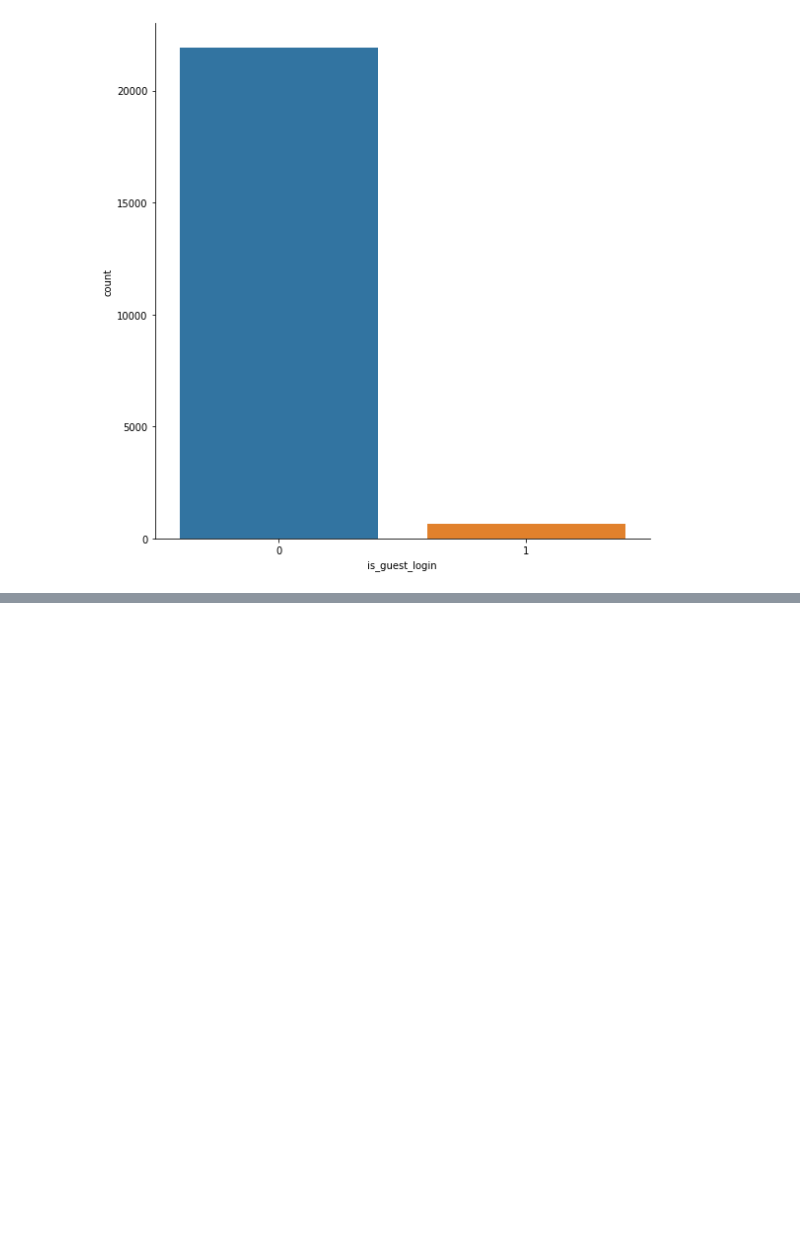
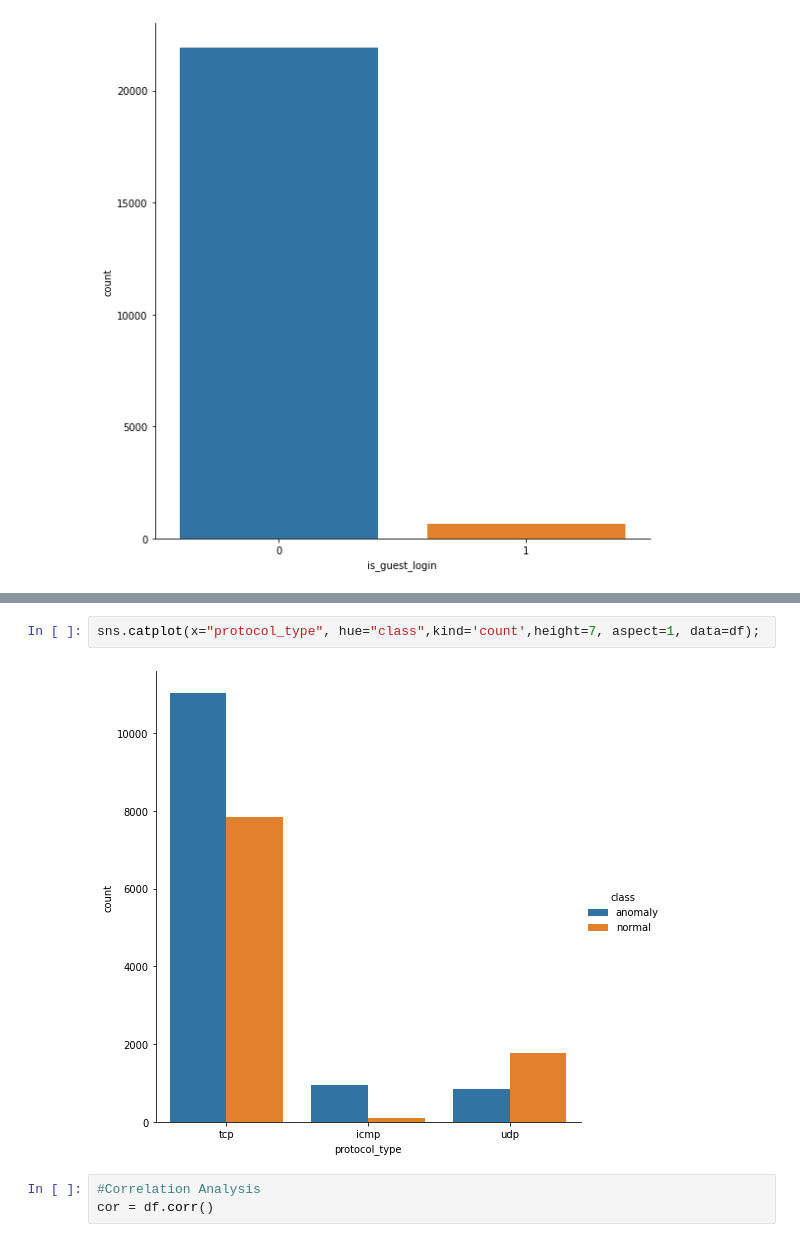
Before and after one commit to rakeshvitta/rakeshvitta, a Jupyter notebook: Assignment_Group250.ipynb, the cells around one changed output, grey strips where cells are left out. Cells and saved outputs as stored; diff of their text form; blank space fills up the shorter version.

```diff
--- a/Assignment_Group250.ipynb
+++ b/Assignment_Group250.ipynb
@@ -174,0 +187,7 @@ sns.catplot(x="is_guest_login", kind="count",height=8, aspect=1,  data=df);
+# %%
+sns.catplot(x="protocol_type", hue="class",kind='count',height=7, aspect=1, data=df);
+# %% [output]
+[figure, added]
+# %%
+#Correlation Analysis
+cor = df.corr()
```
Also changed, not shown: parts of 6 cells of this notebook.
